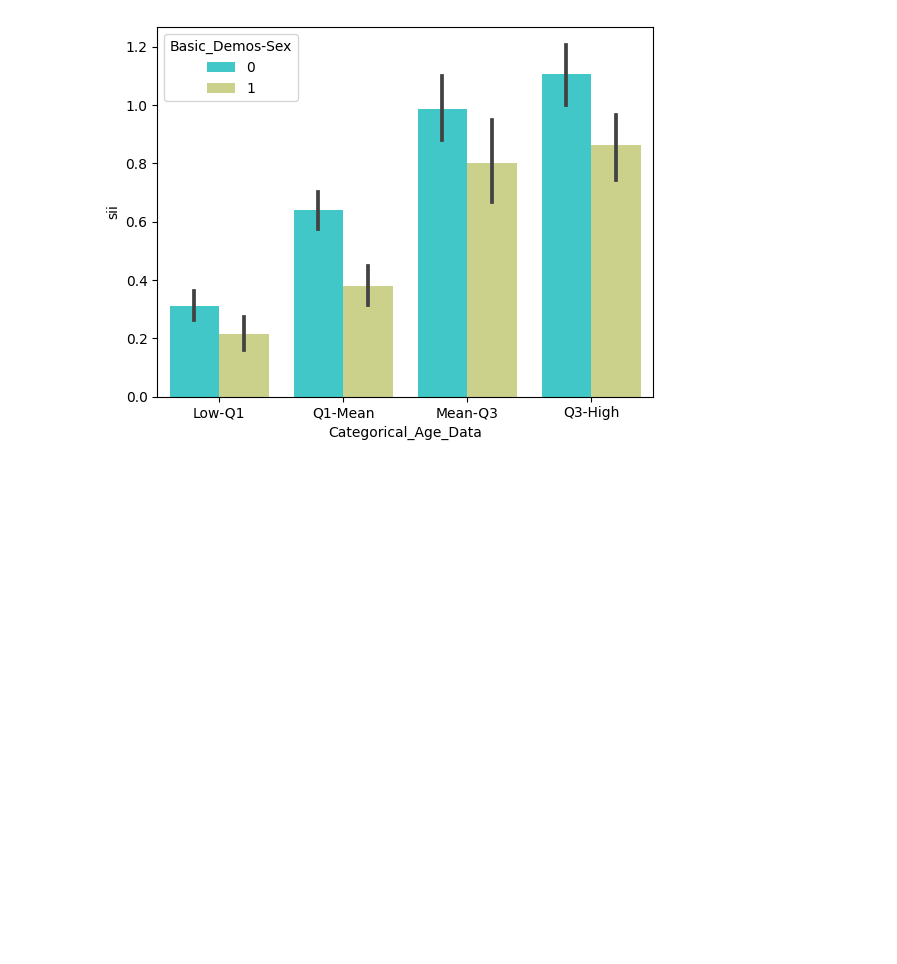
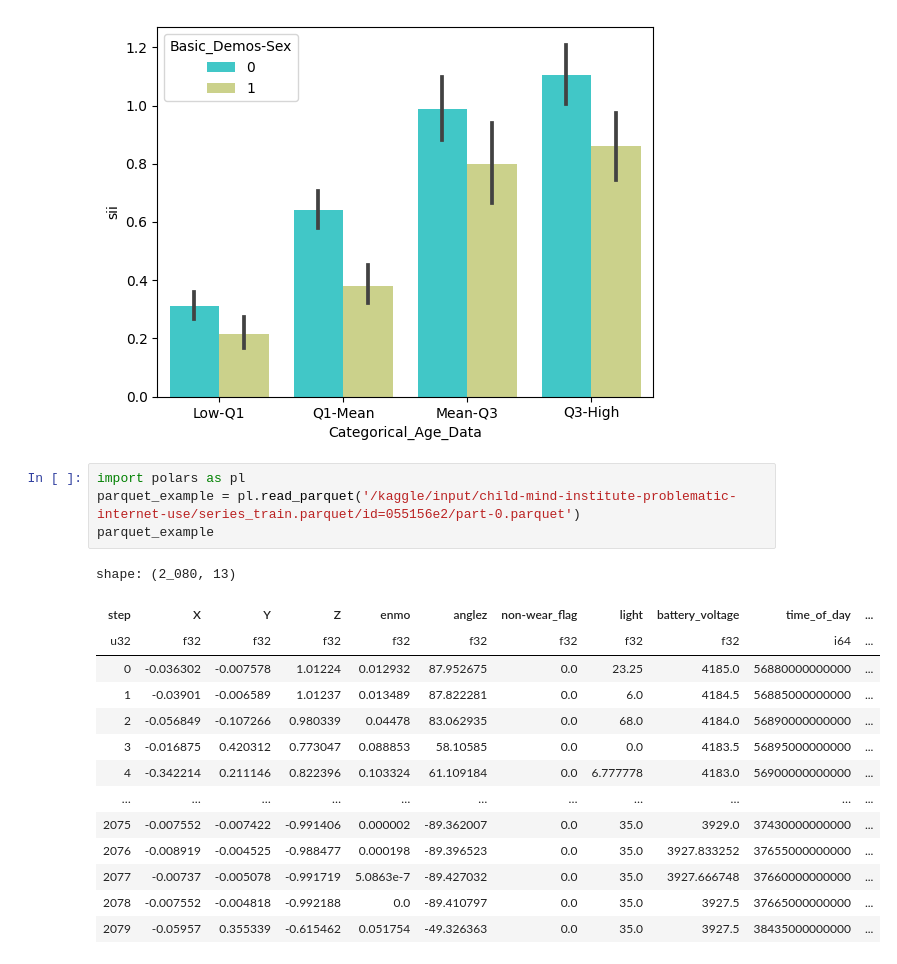
Before and after one commit to TarinPairor/kaggle-projects, a Jupyter notebook: Child_Mind_Institute.ipynb, the cells around one changed output. Cells and saved outputs as stored; diff of their text form; blank space fills up the shorter version.

Commit message:
Kaggle Notebook | Child Mind Institute — Problematic Internet Use | Version 6

```diff
--- a/Child_Mind_Institute.ipynb
+++ b/Child_Mind_Institute.ipynb
@@ -225,3 +225,22 @@ sns.barplot(x='Categorical_Age_Data', y='sii', data=train_df, palette='rainbow',
 # %% [output]
 <Axes: xlabel='Categorical_Age_Data', ylabel='sii'>
 [figure]
+# %%
+import polars as pl
+parquet_example = pl.read_parquet('/kaggle/input/child-mind-institute-problematic-internet-use/series_train.parquet/id=055156e2/part-0.parquet')
+parquet_example
+# %% [output]
+shape: (2_080, 13)
+| step | X | Y | Z | enmo | anglez | non-wear_flag | light | battery_voltage | time_of_day | ... |
+| u32 | f32 | f32 | f32 | f32 | f32 | f32 | f32 | f32 | i64 | ... |
+| 0 | -0.036302 | -0.007578 | 1.01224 | 0.012932 | 87.952675 | 0.0 | 23.25 | 4185.0 | 56880000000000 | ... |
+| 1 | -0.03901 | -0.006589 | 1.01237 | 0.013489 | 87.822281 | 0.0 | 6.0 | 4184.5 | 56885000000000 | ... |
+| 2 | -0.056849 | -0.107266 | 0.980339 | 0.04478 | 83.062935 | 0.0 | 68.0 | 4184.0 | 56890000000000 | ... |
+| 3 | -0.016875 | 0.420312 | 0.773047 | 0.088853 | 58.10585 | 0.0 | 0.0 | 4183.5 | 56895000000000 | ... |
+| 4 | -0.342214 | 0.211146 | 0.822396 | 0.103324 | 61.109184 | 0.0 | 6.777778 | 4183.0 | 56900000000000 | ... |
+| … | … | … | … | … | … | … | … | … | … | ... |
+| 2075 | -0.007552 | -0.007422 | -0.991406 | 0.000002 | -89.362007 | 0.0 | 35.0 | 3929.0 | 37430000000000 | ... |
+| 2076 | -0.008919 | -0.004525 | -0.988477 | 0.000198 | -89.396523 | 0.0 | 35.0 | 3927.833252 | 37655000000000 | ... |
+| 2077 | -0.00737 | -0.005078 | -0.991719 | 5.0863e-7 | -89.427032 | 0.0 | 35.0 | 3927.666748 | 37660000000000 | ... |
+| 2078 | -0.007552 | -0.004818 | -0.992188 | 0.0 | -89.410797 | 0.0 | 35.0 | 3927.5 | 37665000000000 | ... |
+| 2079 | -0.05957 | 0.355339 | -0.615462 | 0.051754 | -49.326363 | 0.0 | 35.0 | 3927.5 | 38435000000000 | ... |
```
Also changed, not shown: parts of 2 cells of this notebook.
